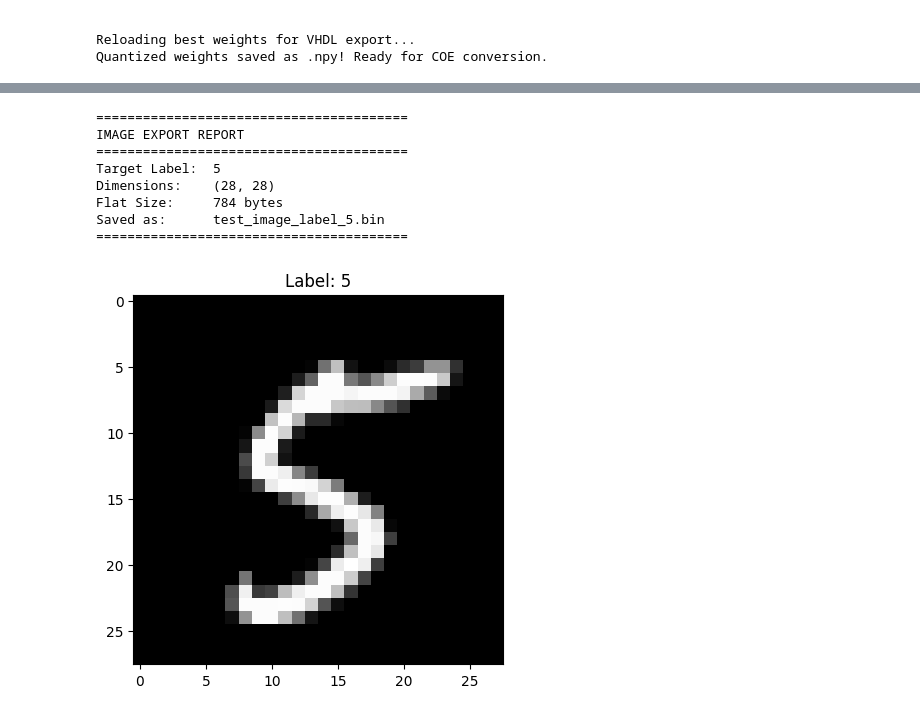
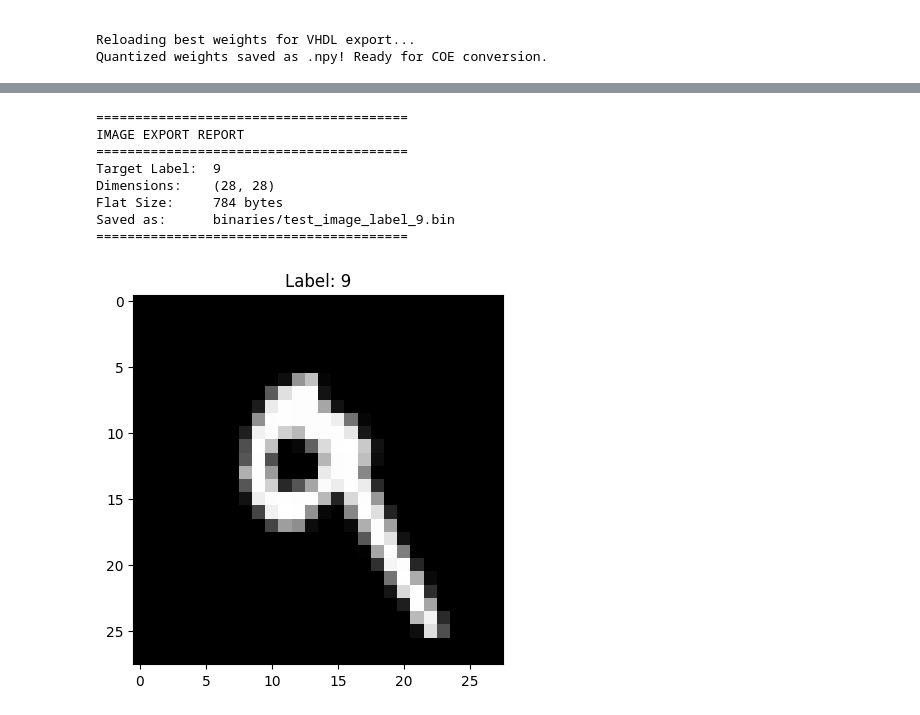
Before and after one commit to dapsanz/SNN_VHDL, a Jupyter notebook: reference/train.ipynb, the cells around one changed output, grey strips where cells are left out. Drawn from its saved outputs; the diff is of its cells as text; code cells hidden in the pictures.

Commit message:
Added .txt weights and image for sim

```diff
--- a/reference/train.ipynb
+++ b/reference/train.ipynb
@@ -184,41 +184,41 @@ Files saved: weights_ih_transposed.bin, weights_ho_transposed.bin
 mnist_test = datasets.MNIST('data', train=False, download=True)
 
 # SELECT IMAGE
-image_index = 129
+image_index = 7
 img, label = mnist_test[image_index]
 
 img_np = np.array(img).astype(np.uint8)
 img_flat = img_np.flatten()
 
 # EXPORT IMAGE AS BIN
 filename = f"binaries/test_image_label_{label}.bin"
 img_flat.tofile(filename)
 
 # REPORT
 print("="*40)
 print("IMAGE EXPORT REPORT")
 print("="*40)
 print(f"Target Label:  {label}")
 print(f"Dimensions:    {img_np.shape}")
 print(f"Flat Size:     {img_flat.size} bytes")
 print(f"Saved as:      {filename}")
 print("="*40)
 
 
 # PLOT IMAGE
 plt.imshow(img_np, cmap='gray')
 plt.title(f"Label: {label}")
 plt.show()
 # %% [output]
 ========================================
 IMAGE EXPORT REPORT
 ========================================
-Target Label:  5
+Target Label:  9
 Dimensions:    (28, 28)
 Flat Size:     784 bytes
-Saved as:      test_image_label_5.bin
+Saved as:      binaries/test_image_label_9.bin
 ========================================
-[figure, old version]
+[figure, new version]
 # %%
 
 # LOAD WEIGHTS
```
Also changed, not shown: 3 other files.
